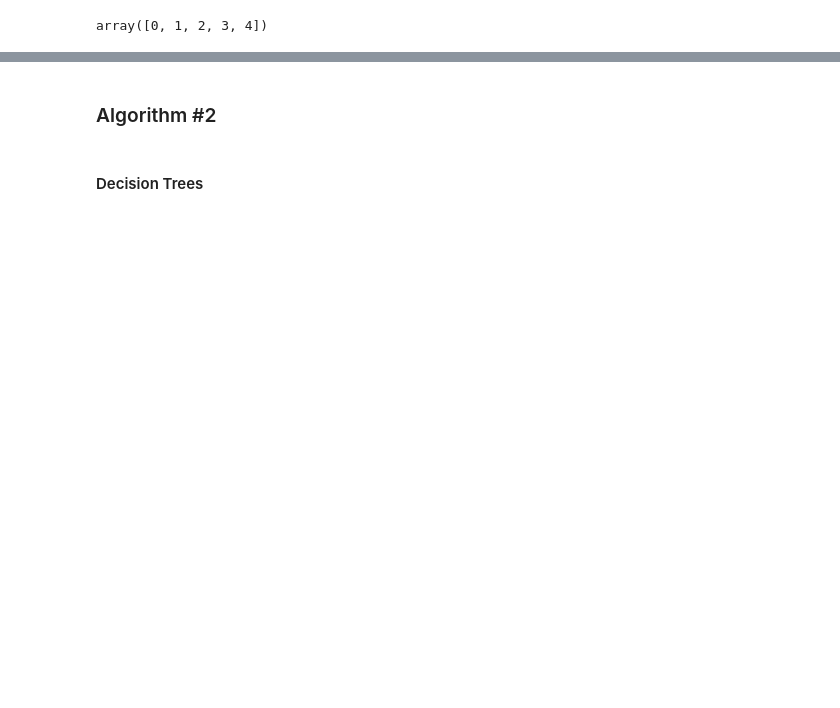
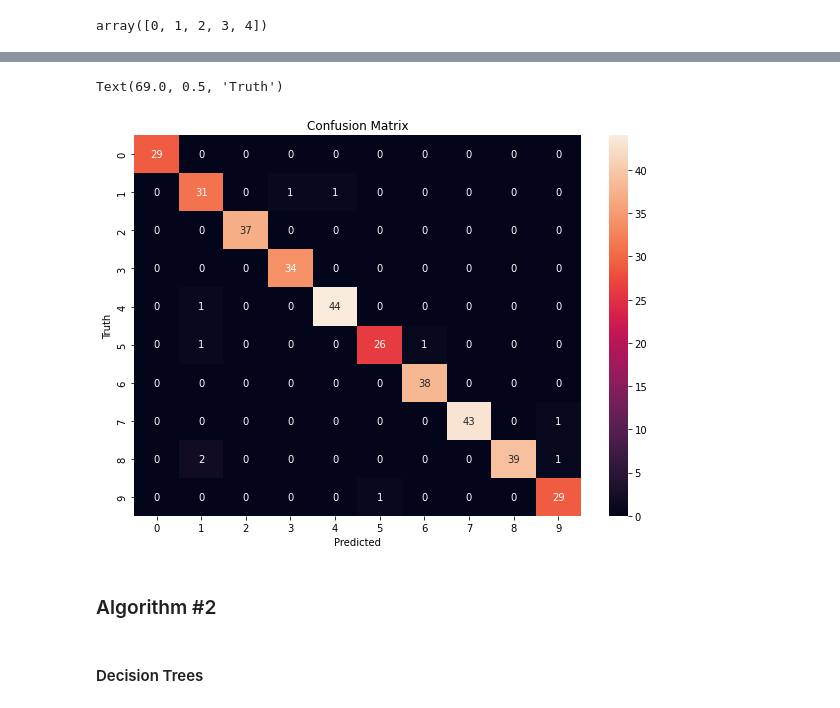
Before and after one commit to Emmanuel-Osabuehien/EmergingTechnologies, a Jupyter notebook: scikit-learn.ipynb, the cells around one changed output, grey strips where cells are left out. Cells and saved outputs as stored; diff of their text form; code cells hidden in the pictures; blank space fills up the shorter version.

Commit message:
Finished Digit Recognition and Working on Visual Trees

```diff
--- a/scikit-learn.ipynb
+++ b/scikit-learn.ipynb
@@ -69,5 +71,5 @@ array([ 0.,  0.,  5., 13.,  9.,  1.,  0.,  0.,  0.,  0., 13., 15., 10.,
         0.,  0.,  4., 11.,  0.,  1., 12.,  7.,  0.,  0.,  2., 14.,  5.,
        10., 12.,  0.,  0.,  0.,  0.,  6., 13., 10.,  0.,  0.,  0.])
 # %%
-clf = LogisticRegression(solver='lbfgs', max_iter=1000)
+clf = LogisticRegression(solver='lbfgs', max_iter=2000)
 # %%
@@ -94,2 +99,8 @@ model.predict(digits.data[0:5])
 # %% [output]
 array([0, 1, 2, 3, 4])
+# %%
+prediction = clf.predict(x_test)
+# %%
+print(f"Confusion Matrix:\n")
+cm = confusion_matrix(y_test, prediction)
+cm
@@ -96,3 +119,12 @@ array([0, 1, 2, 3, 4])
+# %%
+plt.figure(figsize = (10, 7))
+plt.title("Confusion Matrix")
+sn.heatmap(cm, annot = True)
+plt.xlabel('Predicted')
+plt.ylabel('Truth')
+# %% [output]
+Text(69.0, 0.5, 'Truth')
+[figure, added]
 # %% [markdown]
 <h3> Algorithm #2</h3>
 # %% [markdown]
```
Also changed, not shown: parts of 19 cells of this notebook, 2 other files.
